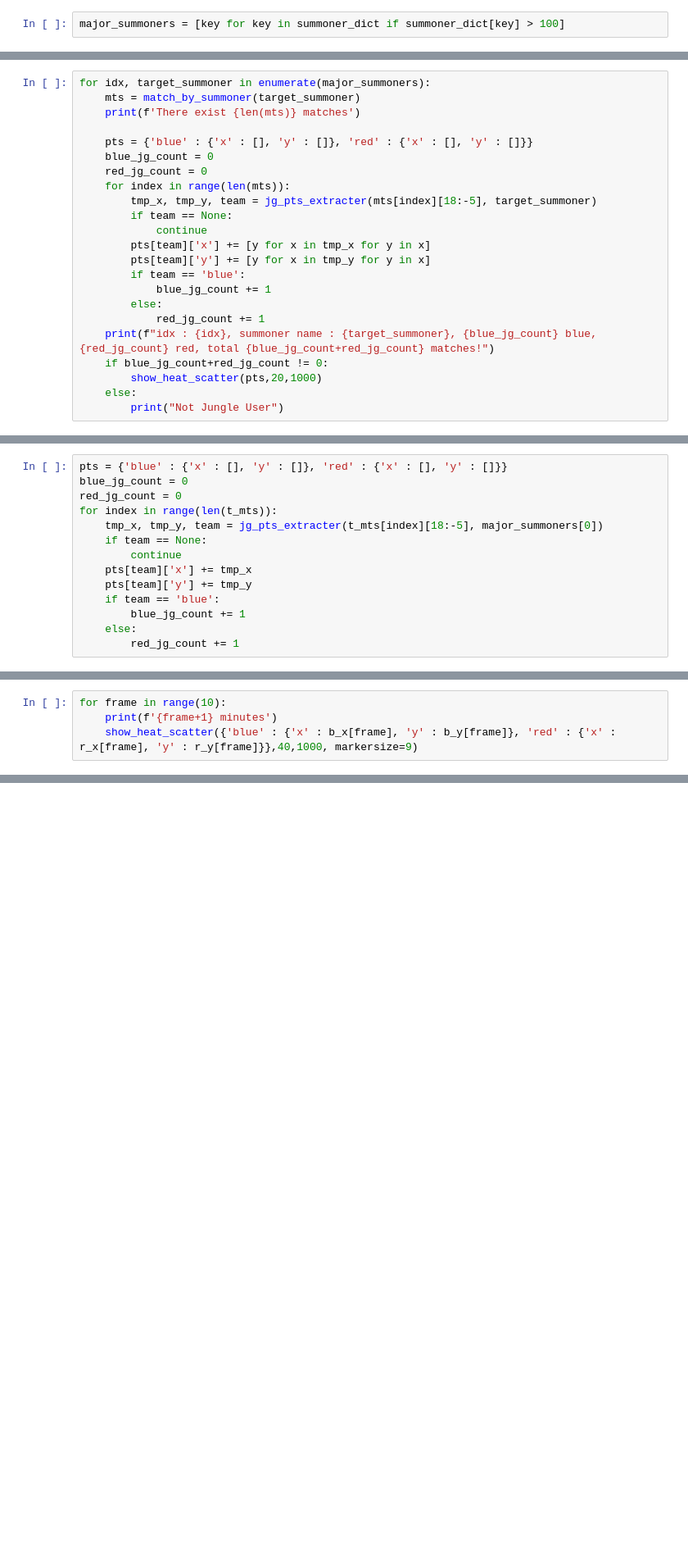
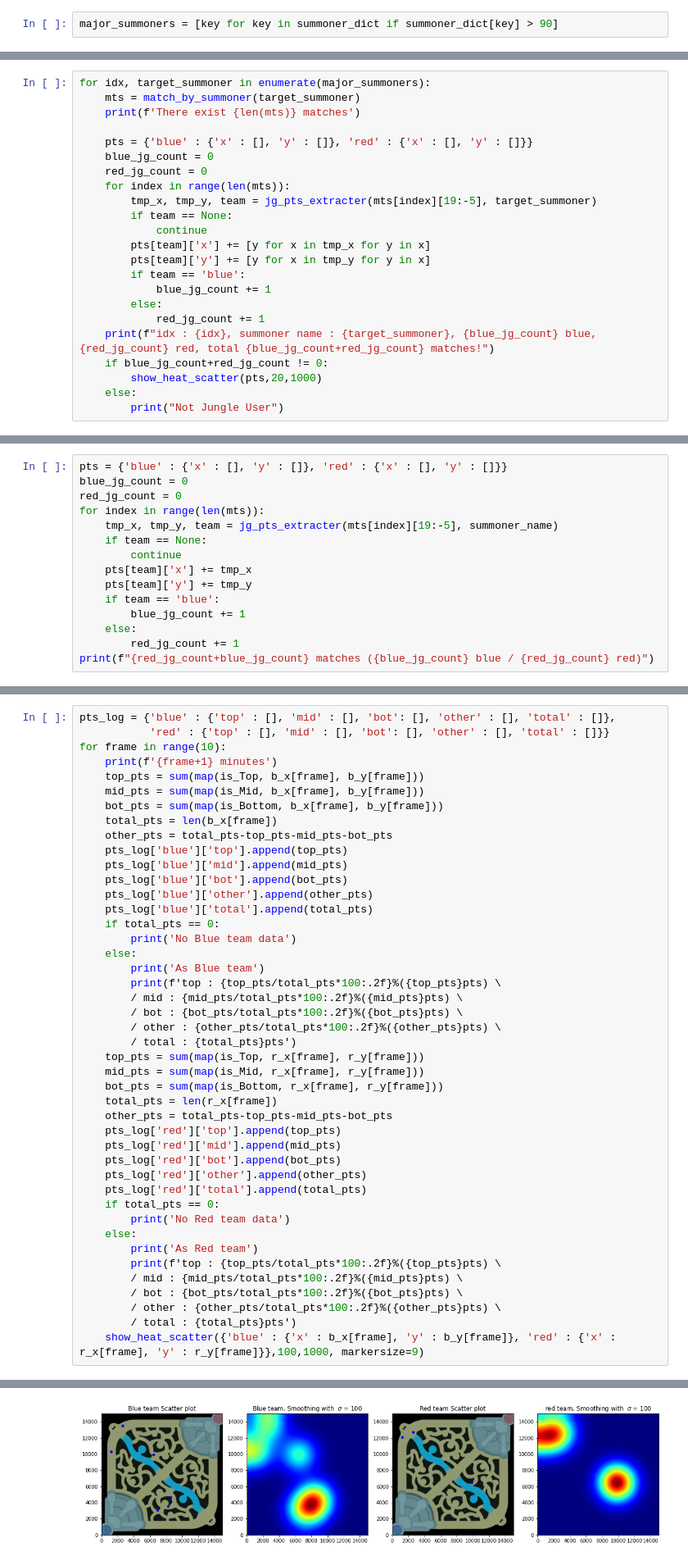
Before and after one commit to Won-Ryeol/LOL---jungler-farming-route-analysis, a Jupyter notebook: Jungler_Analysis.ipynb, the cells around one changed output, grey strips where cells are left out. Shown at 82% size. Cells and saved outputs as stored; diff of their text form; blank space fills up the shorter version.

Commit message:
summoner analysis per minutes

```diff
--- a/Jungler_Analysis.ipynb
+++ b/Jungler_Analysis.ipynb
@@ -250,2 +210,2 @@ print(time.time()-start_time)
 # %%
-major_summoners = [key for key in summoner_dict if summoner_dict[key] > 100]
+major_summoners = [key for key in summoner_dict if summoner_dict[key] > 90]
@@ -258,7 +238,7 @@ for idx, target_summoner in enumerate(major_summoners):
     blue_jg_count = 0
     red_jg_count = 0
     for index in range(len(mts)):
-        tmp_x, tmp_y, team = jg_pts_extracter(mts[index][18:-5], target_summoner)
+        tmp_x, tmp_y, team = jg_pts_extracter(mts[index][19:-5], target_summoner)
         if team == None:
             continue
         pts[team]['x'] += [y for x in tmp_x for y in x]
@@ -318,8 +305,8 @@ Searching Tier Code 1
 pts = {'blue' : {'x' : [], 'y' : []}, 'red' : {'x' : [], 'y' : []}}
 blue_jg_count = 0
 red_jg_count = 0
-for index in range(len(t_mts)):
-    tmp_x, tmp_y, team = jg_pts_extracter(t_mts[index][18:-5], major_summoners[0])
+for index in range(len(mts)):
+    tmp_x, tmp_y, team = jg_pts_extracter(mts[index][19:-5], summoner_name)
     if team == None:
         continue
     pts[team]['x'] += tmp_x
@@ -328,3 +315,4 @@ for index in range(len(t_mts)):
         blue_jg_count += 1
     else:
         red_jg_count += 1
+print(f"{red_jg_count+blue_jg_count} matches ({blue_jg_count} blue / {red_jg_count} red)")
@@ -342,7 +323,3 @@ b_x = sort_pts_by_time(pts['blue']['x'])
 b_y = sort_pts_by_time(pts['blue']['y'])
 r_x = sort_pts_by_time(pts['red']['x'])
 r_y = sort_pts_by_time(pts['red']['y'])
-# %%
-for frame in range(10):
-    print(f'{frame+1} minutes')
-    show_heat_scatter({'blue' : {'x' : b_x[frame], 'y' : b_y[frame]}, 'red' : {'x' : r_x[frame], 'y' : r_y[frame]}},40,1000, markersize=9)
@@ -362,0 +326,45 @@ for frame in range(10):
+# %%
+pts_log = {'blue' : {'top' : [], 'mid' : [], 'bot': [], 'other' : [], 'total' : []},
+           'red' : {'top' : [], 'mid' : [], 'bot': [], 'other' : [], 'total' : []}}
+for frame in range(10):
+    print(f'{frame+1} minutes')
+    top_pts = sum(map(is_Top, b_x[frame], b_y[frame]))
+    mid_pts = sum(map(is_Mid, b_x[frame], b_y[frame]))
+    bot_pts = sum(map(is_Bottom, b_x[frame], b_y[frame]))
+    total_pts = len(b_x[frame])
+    other_pts = total_pts-top_pts-mid_pts-bot_pts
+    pts_log['blue']['top'].append(top_pts)
+    pts_log['blue']['mid'].append(mid_pts)
+    pts_log['blue']['bot'].append(bot_pts)
+    pts_log['blue']['other'].append(other_pts)
+    pts_log['blue']['total'].append(total_pts)
+    if total_pts == 0:
+        print('No Blue team data')
+    else:
+        print('As Blue team')
+        print(f'top : {top_pts/total_pts*100:.2f}%({top_pts}pts) \
+        / mid : {mid_pts/total_pts*100:.2f}%({mid_pts}pts) \
+        / bot : {bot_pts/total_pts*100:.2f}%({bot_pts}pts) \
+        / other : {other_pts/total_pts*100:.2f}%({other_pts}pts) \
+        / total : {total_pts}pts')
+    top_pts = sum(map(is_Top, r_x[frame], r_y[frame]))
+    mid_pts = sum(map(is_Mid, r_x[frame], r_y[frame]))
+    bot_pts = sum(map(is_Bottom, r_x[frame], r_y[frame]))
+    total_pts = len(r_x[frame])
+    other_pts = total_pts-top_pts-mid_pts-bot_pts
+    pts_log['red']['top'].append(top_pts)
+    pts_log['red']['mid'].append(mid_pts)
+    pts_log['red']['bot'].append(bot_pts)
+    pts_log['red']['other'].append(other_pts)
+    pts_log['red']['total'].append(total_pts)
+    if total_pts == 0:
+        print('No Red team data')
+    else:
+        print('As Red team')
+        print(f'top : {top_pts/total_pts*100:.2f}%({top_pts}pts) \
+        / mid : {mid_pts/total_pts*100:.2f}%({mid_pts}pts) \
+        / bot : {bot_pts/total_pts*100:.2f}%({bot_pts}pts) \
+        / other : {other_pts/total_pts*100:.2f}%({other_pts}pts) \
+        / total : {total_pts}pts')
+    show_heat_scatter({'blue' : {'x' : b_x[frame], 'y' : b_y[frame]}, 'red' : {'x' : r_x[frame], 'y' : r_y[frame]}},100,1000, markersize=9)
+# %% [output]
@@ -362,0 +376 @@ for frame in range(10):
+[figure, added]
```
Also changed, not shown: parts of 23 cells of this notebook, 1 other file.
